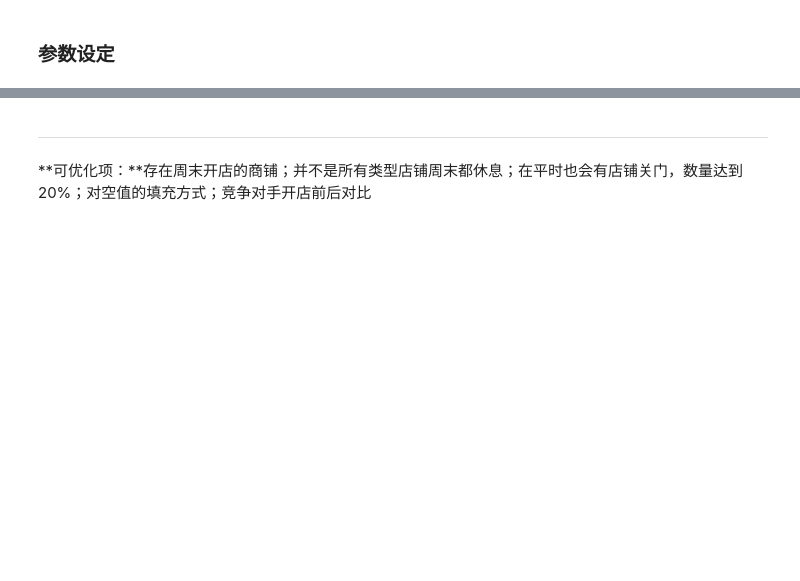
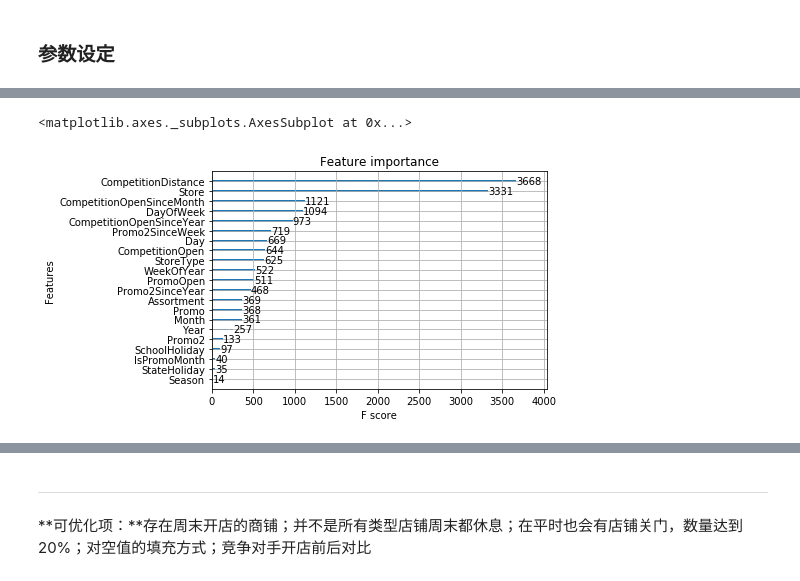
Before and after one commit to DnYee/Rossmann_capstone_project, a Jupyter notebook: Rossmann.ipynb, the cells around one changed output, grey strips where cells are left out. Drawn from its saved outputs; the diff is of its cells as text; code cells hidden in the pictures; blank space fills up the shorter version.

```diff
--- a/Rossmann.ipynb
+++ b/Rossmann.ipynb
@@ -511,6 +558,3 @@ dtrain = xgb.DMatrix(X_train, y_train)
 dtest = xgb.DMatrix(X_test, y_test)
 
 watchlist = [(dtrain, 'train'), (dtest, 'test')]
-
-xgb_model = xgb.train(params, dtrain, 300, evals = watchlist,
-                      early_stopping_rounds = 50, feval = rmspe_xg, verbose_eval = True)
@@ -534,0 +561,6 @@ Will train until test-rmspe hasn't improved in 50 rounds.
+# %%
+xgb_model = xgb.train(params, dtrain, 300,
+                      evals = watchlist,
+                      early_stopping_rounds = 50,
+                      feval = rmspe_xg,
+                      verbose_eval = True)
@@ -534,0 +621,19 @@ Will train until test-rmspe hasn't improved in 50 rounds.
+# %%
+params_final = {
+    'booster': 'gbtree',
+    'objective': 'reg:linear',
+    'subsample': 0.8,
+    'colsample_bytree': 0.8,
+    'eta': 0.2,
+    #'max_depth': 10,
+    'max_depth': 15,
+    'gamma': 0.9,
+    'reg_alpha': 10,
+    'silent':1,
+    'seed': 42}
+# %%
+xgb_model_final = xgb.train(params_final, dtrain, 300,
+                      evals = watchlist,
+                      early_stopping_rounds = 100,
+                      feval = rmspe_xg,
+                      verbose_eval = True)
@@ -534,0 +658,5 @@ Will train until test-rmspe hasn't improved in 50 rounds.
+# %%
+xgb.plot_importance(xgb_model_final)
+# %% [output]
+<matplotlib.axes._subplots.AxesSubplot at 0x...>
+[figure, added]
```
Also changed, not shown: parts of 39 cells of this notebook, 3 other files.
